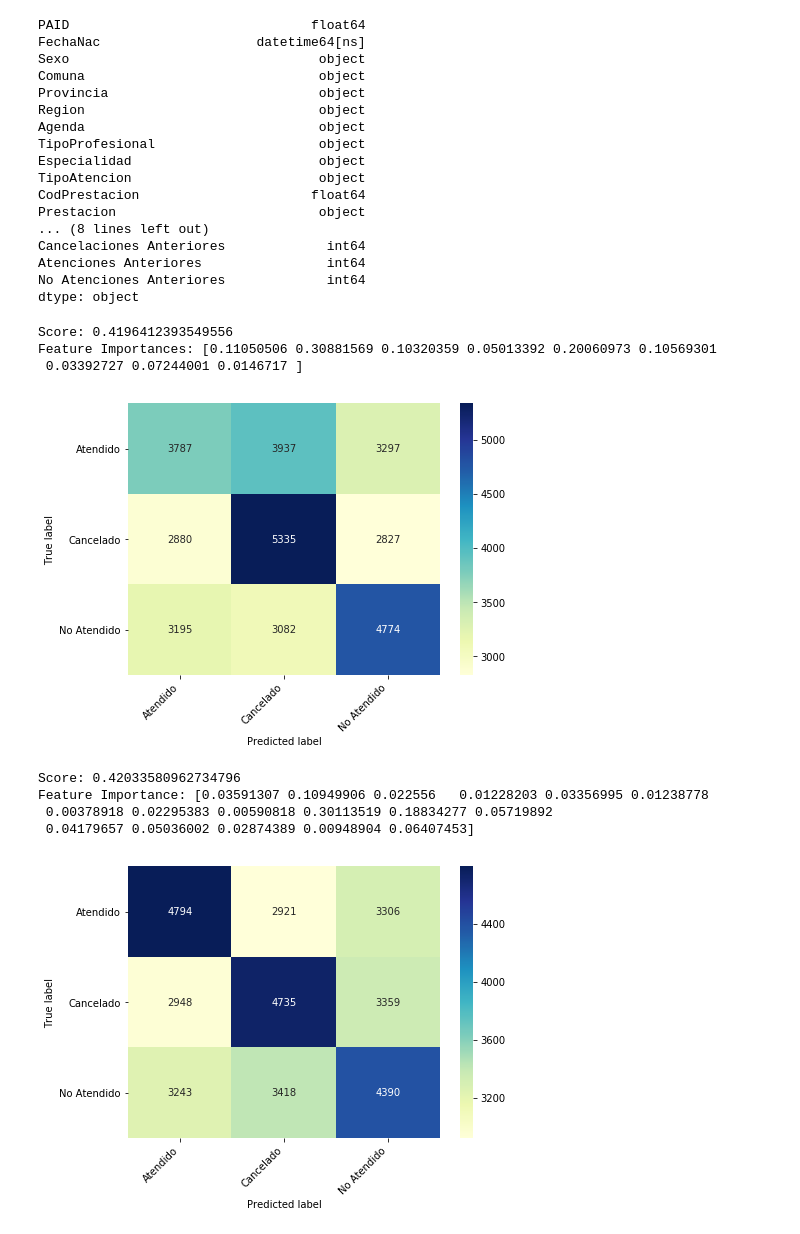
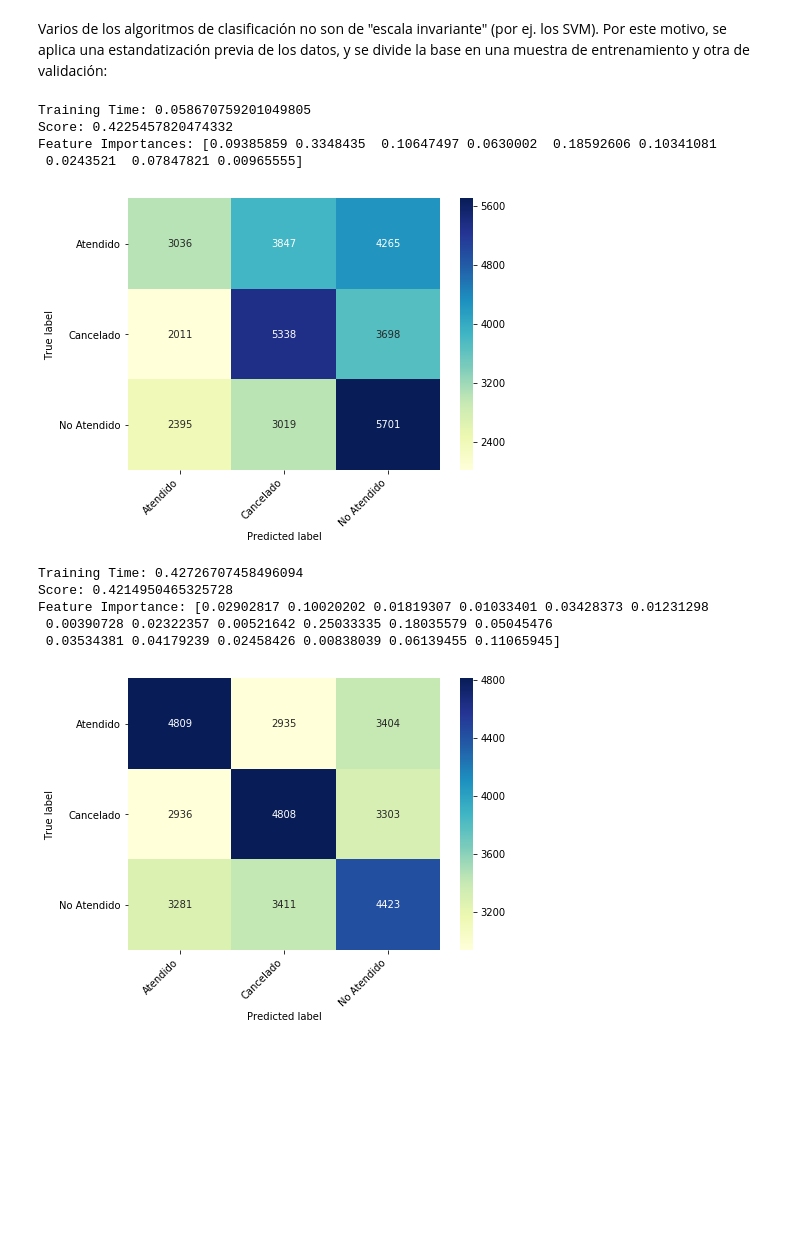
Before and after one commit to pabloveazul/Tarea-NSP, a Jupyter notebook: Tarea NSP parte 2.ipynb, the cells around one changed output. Saved outputs shown, nothing was run; the diff lists cells and outputs as text; code cells hidden in the pictures; blank space fills up the shorter version.

```diff
--- a/Tarea NSP parte 2.ipynb
+++ b/Tarea NSP parte 2.ipynb
@@ -101,40 +78,23 @@ datos_num = balanced_sample[column_list].astype(str).apply(le.fit_transform)
 for column in balanced_sample.columns:
     if balanced_sample[column].dtype != 'O':
         datos_num[column] = balanced_sample[column]
-# %%
-balanced_sample.dtypes
-# %% [output]
-PAID                               float64
-FechaNac                    datetime64[ns]
-Sexo                                object
-Comuna                              object
-Provincia                           object
-Region                              object
-Agenda                              object
-TipoProfesional                     object
-Especialidad                        object
-TipoAtencion                        object
-CodPrestacion                      float64
-Prestacion                          object
-... (8 lines left out)
-Cancelaciones Anteriores             int64
-Atenciones Anteriores                int64
-No Atenciones Anteriores             int64
-dtype: object
+# %% [markdown]
+Varios de los algoritmos de clasificación no son de "escala invariante" (por ej. los SVM). Por este motivo, se aplica una estandatización previa de los datos, y se divide la base en una muestra de entrenamiento y otra de validación:
 # %%
-#Standardize Data
+#Estandarización de los Datos
 from sklearn import preprocessing
 stand_data = preprocessing.StandardScaler().fit_transform(datos_num.drop(
                                                 ['FechaNac','FechaCita','FechaReserva','EstadoCita'],axis=1))
 stand_data = pd.DataFrame(stand_data)
 stand_data.columns = datos_num.drop(
                                         ['FechaNac','FechaCita','FechaReserva','EstadoCita'],axis=1).columns.values
+stand_data= stand_data.set_index(datos_num.index.values)
 stand_data['EstadoCita'] = datos_num['EstadoCita']
 # %%
-#Create Training set Sample and Validation set
-msk = np.random.rand(len(datos_num)) < 0.5
-train = datos_num[msk]
-test = datos_num[~msk]
+#Creación de una muestra de entrenamiento y validación:
+msk = np.random.rand(len(stand_data)) < 0.5
+train = stand_data[msk]
+test = stand_data[~msk]
 # %%
 def print_confusion_matrix(confusion_matrix, class_names, figsize = (7,5), fontsize=10):
     """Prints a confusion matrix, as returned by sklearn.metrics.confusion_matrix, as a heatmap.
@@ -173,46 +133,52 @@ def print_confusion_matrix(confusion_matrix, class_names, figsize = (7,5), fonts
 # %%
 #Decision Tree Classifiers
 from sklearn.model_selection import cross_val_score
 from sklearn.tree import DecisionTreeClassifier
 from sklearn.metrics import confusion_matrix
 
 #Orginal Variables
 
 clf1 = DecisionTreeClassifier(random_state=0,criterion='entropy')
+start = time.time()
 clf1.fit(train[['Sexo', 'Comuna', 'Provincia', 'Region', 'Agenda', 'TipoProfesional',
        'Especialidad', 'TipoAtencion', 'Prestacion']], train['EstadoCita'])
+end = time.time()
+print('Training Time: '+str(end-start))
 score = clf1.score(test[['Sexo', 'Comuna', 'Provincia', 'Region', 'Agenda', 'TipoProfesional',
        'Especialidad', 'TipoAtencion', 'Prestacion']], test['EstadoCita'])
 print('Score: '+str(score))
 print('Feature Importances: '+str(clf1.feature_importances_))
 
 #Confussion Matrix
 
 y_pred = clf1.predict(test[['Sexo', 'Comuna', 'Provincia', 'Region', 'Agenda', 'TipoProfesional',
        'Especialidad', 'TipoAtencion', 'Prestacion']])
 class_numbers = test['EstadoCita'].unique()
 class_numbers.sort()
 class_names = le.inverse_transform(class_numbers)
 cm = confusion_matrix(test['EstadoCita'],y_pred)
 cm_fig = print_confusion_matrix(cm,class_names)
 # %% [output]
-Score: 0.4196412393549556
-Feature Importances: [0.11050506 0.30881569 0.10320359 0.05013392 0.20060973 0.10569301
- 0.03392727 0.07244001 0.0146717 ]
+Training Time: 0.058670759201049805
+Score: 0.4225457820474332
+Feature Importances: [0.09385859 0.3348435  0.10647497 0.0630002  0.18592606 0.10341081
+ 0.0243521  0.07847821 0.00965555]
-[figure, old version]
+[figure, new version]
 # %%
 #New Variables
 
 clf2 = DecisionTreeClassifier(random_state=0,criterion='entropy')
+start = time.time()
 clf2.fit(train[['Sexo', 'Comuna', 'Provincia', 'Region', 'Agenda',
                    'TipoProfesional','Especialidad', 'TipoAtencion', 'Prestacion','Edad',
                    'DiasReservaCita','Reservas Anteriores','Cancelaciones Anteriores','Atenciones Anteriores','No Atenciones Anteriores',
-                   'Distancia', 'Dia Cita']], train['EstadoCita'])
-
+                   'Distancia', 'Dia Cita','Mes Cita']], train['EstadoCita'])
+end = time.time()
+print('Training Time: '+str(end-start))
 score = clf2.score(test[['Sexo', 'Comuna', 'Provincia', 'Region', 'Agenda',
                      'TipoProfesional','Especialidad', 'TipoAtencion', 'Prestacion','Edad',
                      'DiasReservaCita','Reservas Anteriores','Cancelaciones Anteriores','Atenciones Anteriores','No Atenciones Anteriores',
-                    'Distancia','Dia Cita']], test['EstadoCita'])
+                    'Distancia','Dia Cita','Mes Cita']], test['EstadoCita'])
 print('Score: '+str(score))
 print('Feature Importance: '+str(clf2.feature_importances_))
 
@@ -220,18 +186,19 @@ print('Feature Importance: '+str(clf2.feature_importances_))
 y_pred=clf2.predict(test[['Sexo', 'Comuna', 'Provincia', 'Region', 'Agenda',
                      'TipoProfesional','Especialidad', 'TipoAtencion', 'Prestacion','Edad',
                      'DiasReservaCita','Reservas Anteriores','Cancelaciones Anteriores','Atenciones Anteriores','No Atenciones Anteriores',
-                    'Distancia','Dia Cita']])
+                    'Distancia','Dia Cita','Mes Cita']])
 class_numbers = test['EstadoCita'].unique()
 class_numbers.sort()
 class_names = le.inverse_transform(class_numbers)
 cm = confusion_matrix(test['EstadoCita'], y_pred)
 cm_fig = print_confusion_matrix(cm,class_names)
 # %% [output]
-Score: 0.42033580962734796
-Feature Importance: [0.03591307 0.10949906 0.022556   0.01228203 0.03356995 0.01238778
- 0.00378918 0.02295383 0.00590818 0.30113519 0.18834277 0.05719892
- 0.04179657 0.05036002 0.02874389 0.00948904 0.06407453]
+Training Time: 0.42726707458496094
+Score: 0.4214950465325728
+Feature Importance: [0.02902817 0.10020202 0.01819307 0.01033401 0.03428373 0.01231298
+ 0.00390728 0.02322357 0.00521642 0.25033335 0.18035579 0.05045476
+ 0.03534381 0.04179239 0.02458426 0.00838039 0.06139455 0.11065945]
-[figure, old version]
+[figure, new version]
 # %%
 #BaggedTrees: Original Features
 from sklearn.ensemble import BaggingClassifier
```
Also changed, not shown: parts of 27 cells of this notebook, 3 other files.
